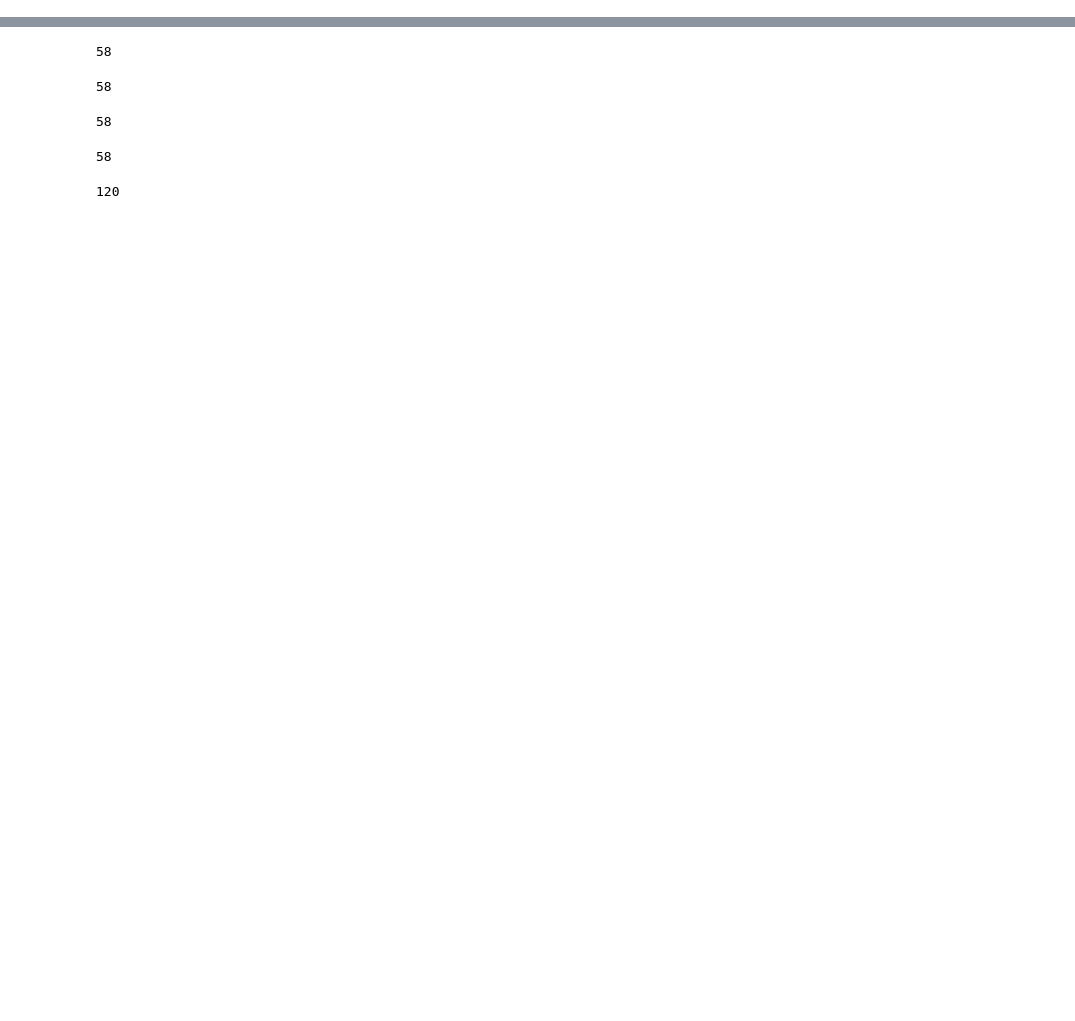
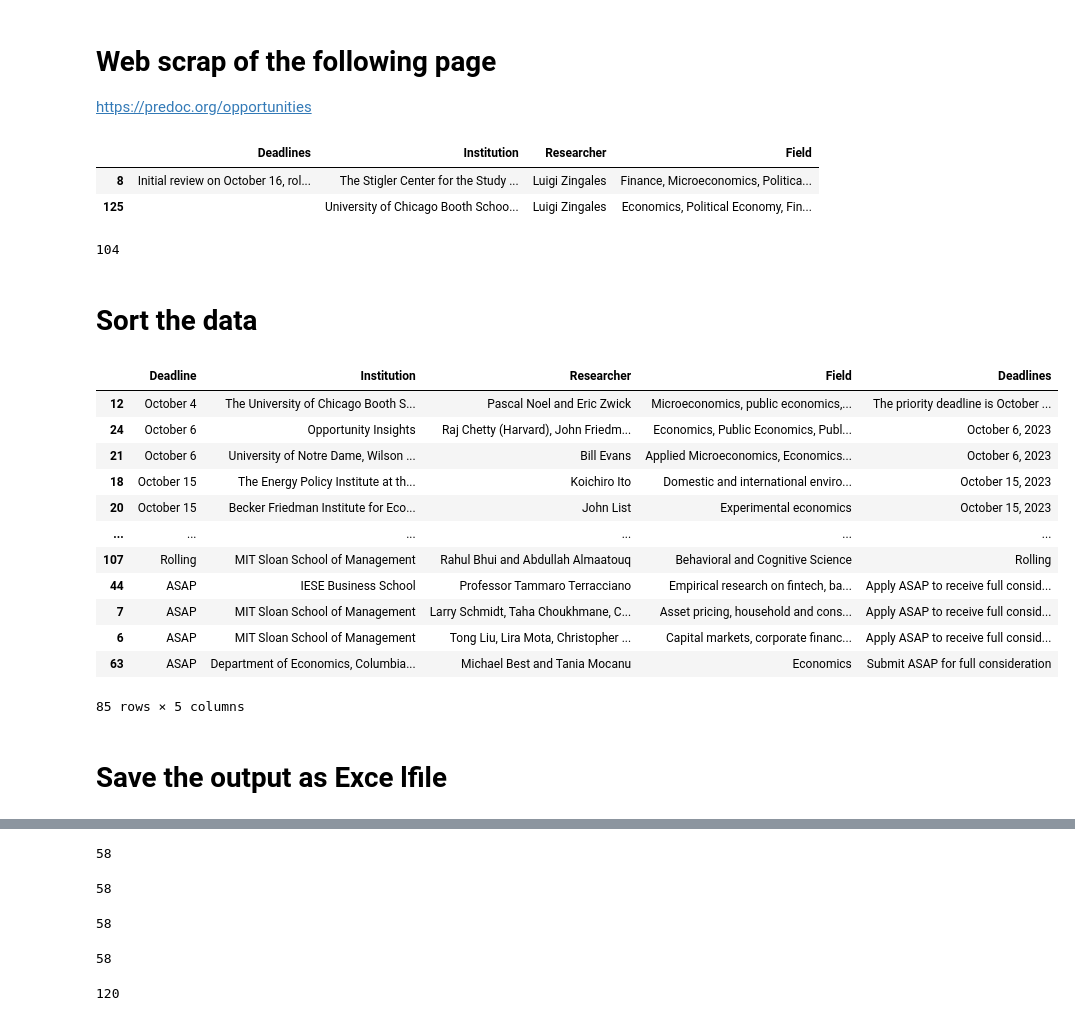
Before and after one commit to YounSooKimTech/Joy_Automation, a Jupyter notebook: PreDocWebsiteScrap.ipynb, the cells around one changed output, grey strips where cells are left out. Saved outputs shown, nothing was run; the diff lists cells and outputs as text; code cells hidden in the pictures; blank space fills up the shorter version.

```diff
--- a/PreDocWebsiteScrap.ipynb
+++ b/PreDocWebsiteScrap.ipynb
@@ -70,0 +64,3 @@ df_ra = df_ra[["deadlines", "hyperlinks", "institution", "researchers", "fields"
+# %% [markdown]
+# Web scrap of the following page
+https://predoc.org/opportunities
@@ -70,0 +102,13 @@ df_ra = df_ra[["deadlines", "hyperlinks", "institution", "researchers", "fields"
+# %%
+import pandas as pd
+
+df_op = pd.DataFrame({"Deadlines": deadlines,
+                      "Institution":institutions,
+                      "Researcher": researchers,
+                      "Field":fields})
+
+df_op[df_op["Researcher"] == "Luigi Zingales"]
+# %% [output]
+|  | Deadlines | Institution | Researcher | Field |
+| 8 | Initial review on October 16, rol... | The Stigler Center for the Study ... | Luigi Zingales | Finance, Microeconomics, Politica... |
+| 125 |  | University of Chicago Booth Schoo... | Luigi Zingales | Economics, Political Economy, Fin... |
@@ -70,0 +124,63 @@ df_ra = df_ra[["deadlines", "hyperlinks", "institution", "researchers", "fields"
+# %%
+df_op = df_op[(df_op["Deadlines"] != "")]
+df_op = df_op[(df_op["Deadline"] != "")]
+df_op = df_op.dropna(subset="Deadline")
+# %%
+len(df_op)
+# %% [output]
+104
+# %% [markdown]
+# Sort the data
+# %%
+import datetime
+
+def convert_deadline(deadline):
+  if deadline == "ASAP":
+    return pd.to_datetime("2099-12-31")
+  elif deadline == "Rolling":
+    return pd.to_datetime("2098-12-31")
+  elif pd.isna(deadline):
+    return pd.to_datetime("2099-12-31")
+  else:
+    return pd.to_datetime(f"{datetime.date.today().year} {deadline}", format = "%Y %B %d")
+
+df_ra["deadline_index"] = df_ra["Deadline"].apply(convert_deadline)
+
+today = datetime.datetime.now().date()
+df_ra = df_ra[df_ra["deadline_index"] >= pd.to_datetime(today)]
+
+# sort the data by date
+df_ra = df_ra.sort_values(by = "deadline_index", ascending=True)
+
+# change the order
+df_ra = df_ra[["Deadline", "Institution", "Researcher", "Field", "Deadlines"]]
+# %%
+df_op["deadline_index"] = df_op["Deadline"].apply(convert_deadline)
+
+
+today = datetime.datetime.now().date()
+df_op = df_op[df_op["deadline_index"] >= pd.to_datetime(today)]
+
+# sort the data by date
+df_op = df_op.sort_values(by = "deadline_index", ascending=True)
+
+# change the order
+df_op = df_op[["Deadline", "Institution", "Researcher", "Field", "Deadlines"]]
+# %%
+df_op
+# %% [output]
+|  | Deadline | Institution | Researcher | Field | Deadlines |
+| 12 | October 4 | The University of Chicago Booth S... | Pascal Noel and Eric Zwick | Microeconomics, public economics,... | The priority deadline is October ... |
+| 24 | October 6 | Opportunity Insights | Raj Chetty (Harvard), John Friedm... | Economics, Public Economics, Publ... | October 6, 2023 |
+| 21 | October 6 | University of Notre Dame, Wilson ... | Bill Evans | Applied Microeconomics, Economics... | October 6, 2023 |
+| 18 | October 15 | The Energy Policy Institute at th... | Koichiro Ito | Domestic and international enviro... | October 15, 2023 |
+| 20 | October 15 | Becker Friedman Institute for Eco... | John List | Experimental economics | October 15, 2023 |
+| ... | ... | ... | ... | ... | ... |
+| 107 | Rolling | MIT Sloan School of Management | Rahul Bhui and Abdullah Almaatouq | Behavioral and Cognitive Science | Rolling |
+| 44 | ASAP | IESE Business School | Professor Tammaro Terracciano | Empirical research on fintech, ba... | Apply ASAP to receive full consid... |
+| 7 | ASAP | MIT Sloan School of Management | Larry Schmidt, Taha Choukhmane, C... | Asset pricing, household and cons... | Apply ASAP to receive full consid... |
+| 6 | ASAP | MIT Sloan School of Management | Tong Liu, Lira Mota, Christopher ... | Capital markets, corporate financ... | Apply ASAP to receive full consid... |
+| 63 | ASAP | Department of Economics, Columbia... | Michael Best and Tania Mocanu | Economics | Submit ASAP for full consideration |
+85 rows × 5 columns
+# %% [markdown]
+# Save the output as Exce lfile
```
Also changed, not shown: parts of 17 cells of this notebook.
